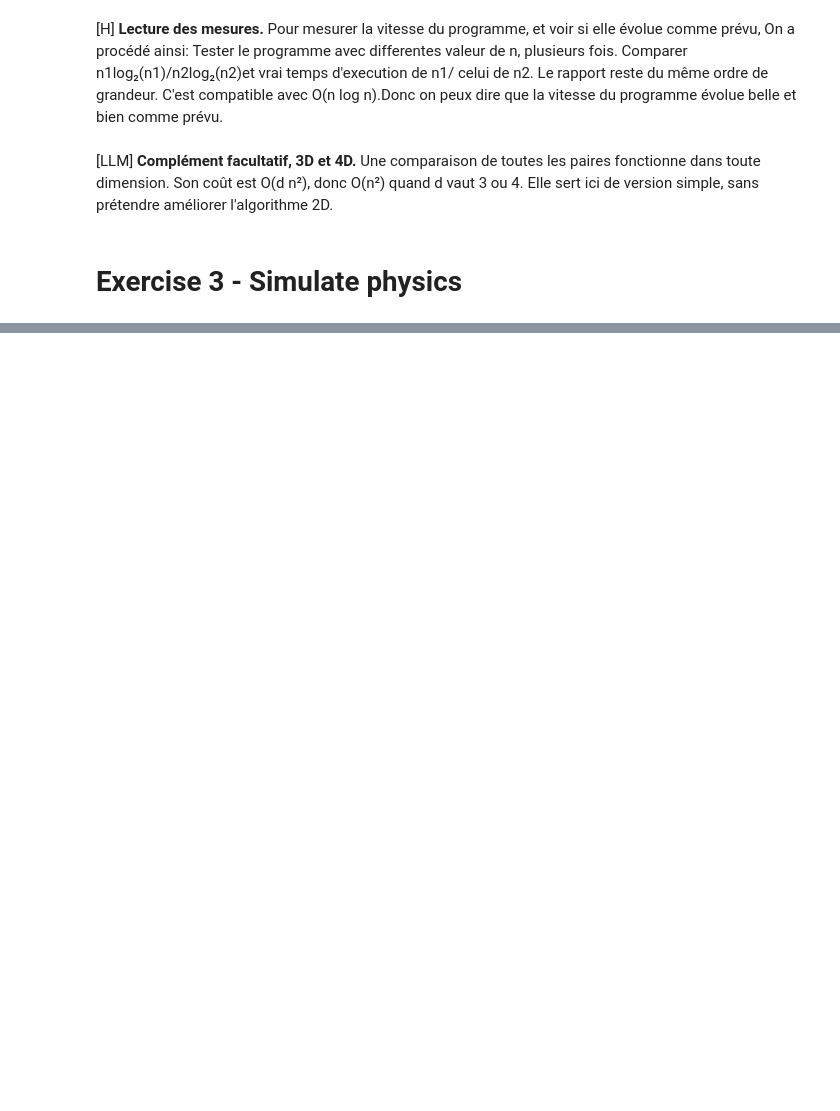
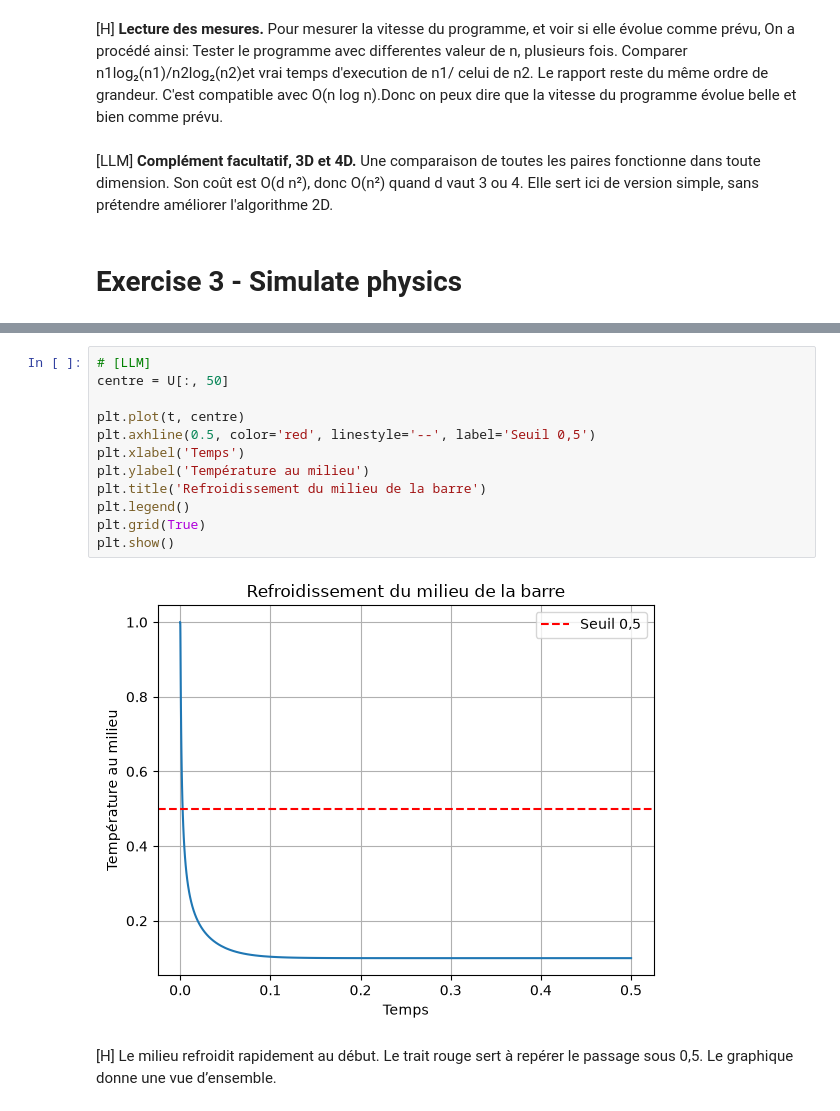
Before and after one commit to wassim130/Progres-TME-2, a Jupyter notebook: TME 02/TME2_Solution.ipynb, the cells around one changed output, grey strips where cells are left out. Drawn from its saved outputs; the diff is of its cells as text; blank space fills up the shorter version.

```diff
--- a/TME 02/TME2_Solution.ipynb
+++ b/TME 02/TME2_Solution.ipynb
@@ -82,0 +176,17 @@ Le rapport reste du même ordre de grandeur. C'est compatible avec O(n log n).Do
+# %%
+# [LLM]
+centre = U[:, 50]
+
+plt.plot(t, centre)
+plt.axhline(0.5, color='red', linestyle='--', label='Seuil 0,5')
+plt.xlabel('Temps')
+plt.ylabel('Température au milieu')
+plt.title('Refroidissement du milieu de la barre')
+plt.legend()
+plt.grid(True)
+plt.show()
+# %% [output]
+[figure, added]
+# %% [markdown]
+[H]
+Le milieu refroidit rapidement au début. Le trait rouge sert à repérer le passage sous 0,5. Le graphique donne une vue d’ensemble.
```
Also changed, not shown: parts of 18 cells of this notebook.
